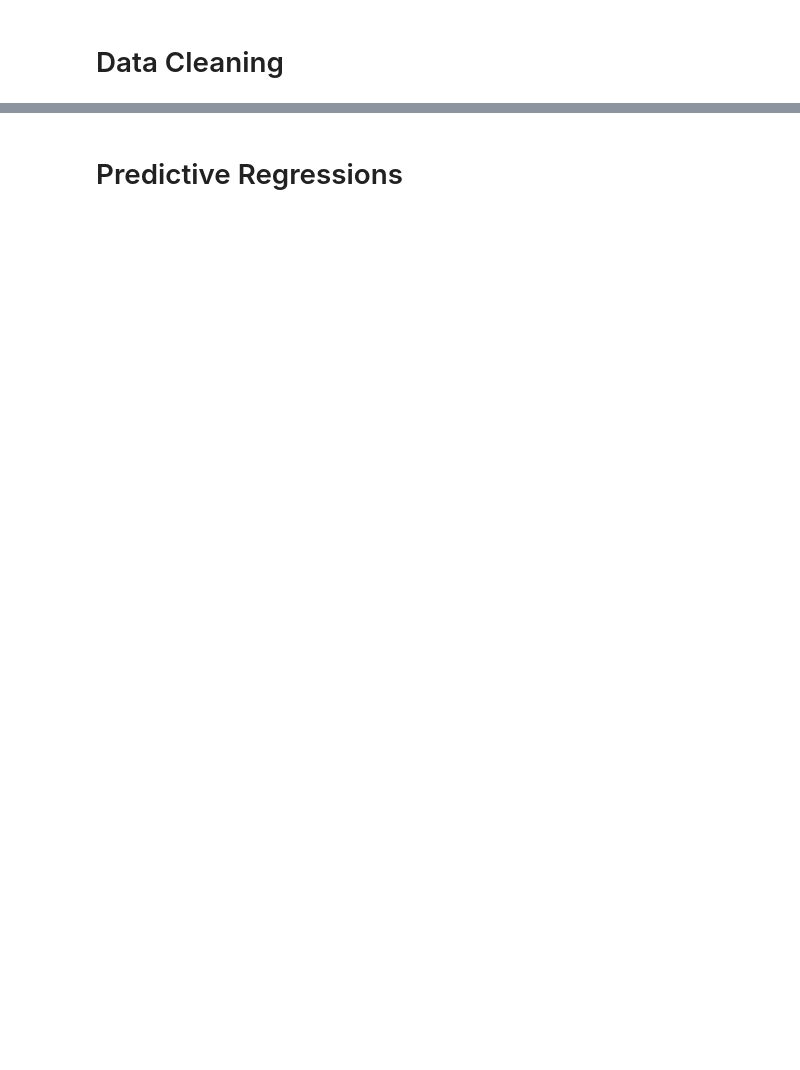
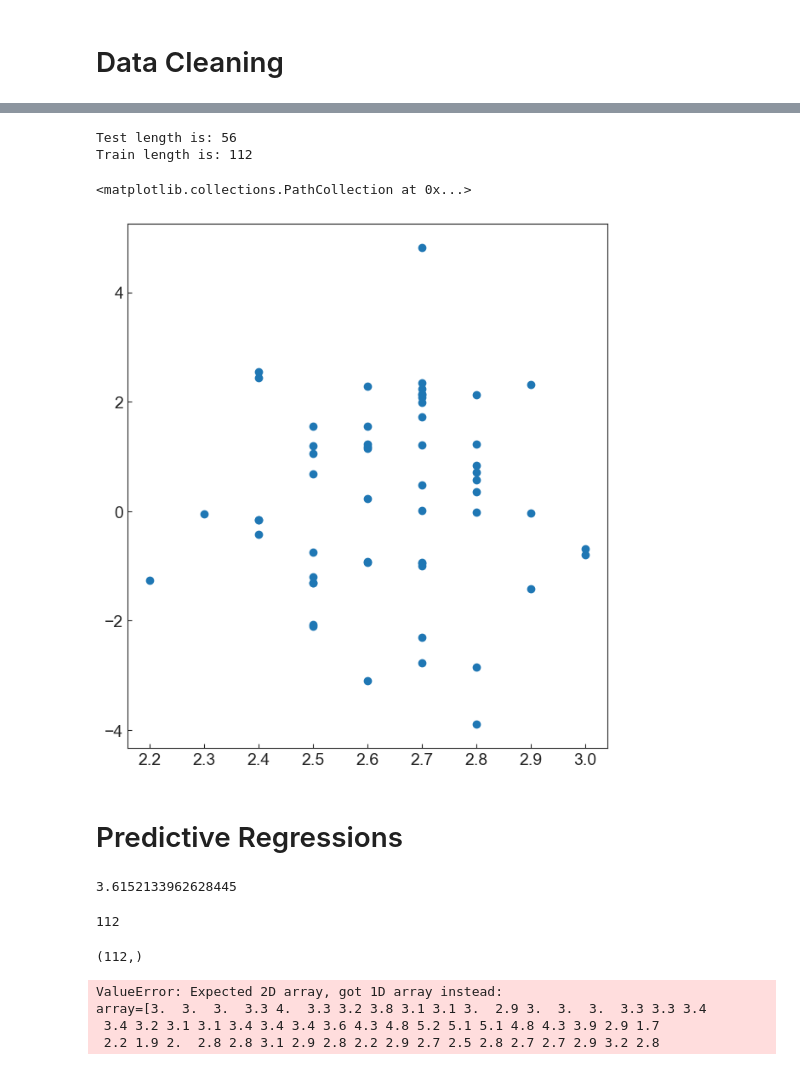
Before and after one commit to GuentherSteiner/Vitznau_2, a Jupyter notebook: task3_nick_thomas.ipynb, the cells around one changed output, grey strips where cells are left out. Drawn from its saved outputs; the diff is of its cells as text; code cells hidden in the pictures; blank space fills up the shorter version.

```diff
--- a/task3_nick_thomas.ipynb
+++ b/task3_nick_thomas.ipynb
@@ -12,14 +173,58 @@
+# %%
+# Split the data into train and test data
+X_train, X_test, y_train, y_test = train_test_split(data, strat_mtl, test_size=0.33, random_state=42, shuffle = False)
+print("Test length is:", len(X_test))
+print("Train length is:", len(X_train))
+# at least 30 for regression I think
+# ich glaube eifach 1-step a head prediction wär imfall au scho gnueg sprich "all except one" als trainset
+# %% [output]
+Test length is: 56
+Train length is: 112
+# %%
+plt.subplot(122)
+plt.scatter(X_test.infexp, y_test.Carry_G10)
+# %% [output]
+<matplotlib.collections.PathCollection at 0x...>
+[figure, added]
 # %% [markdown]
 # Predictive Regressions
 # %%
 # Use rule of thumn to calculate number of lags taken into consideration for newey-west HAC and round up
-print(0.75*len(df1)**(1/3))
+print(0.75*len(X_train)**(1/3))
+# %% [output]
+3.6152133962628445
+# %%
+len(y_train.Carry_G10)
+len(X_train.infexp)
+# %% [output]
+112
+# %%
+X_train.infexp.shape
+# %% [output]
+(112,)
 # %%
-# Segmented Regression for the first time frame, using Newey West HAC standard errors because of the autocorrelation and heteroscedasticity
-x = df1.loc[:,["MO","ET_Dummy"]]
+# Regression using Newey West HAC standard errors because of the autocorrelation and heteroscedasticity
 
-seg_model = sm.OLS(endog=df1.SARON, exog=sm.add_constant(x))
-result_seg = seg_model.fit(cov_type="HAC",cov_kwds={"maxlags":6}) # Newey West SE with 6 lags
-result_seg.summary()
+x = X_train.loc[:,["infexp"]]
 
-# --> Ich hätti so e regression gmacht mit dere cov_type"HAC" machsch newey west SE und d lags chasch mit de formle usrechne damits d autocorrelation guet userechnet
+
+
+model1 = sm.OLS(endog=y_train.Carry_G10, exog=sm.add_constant(X_train.infexp))
+fit1 = model1.fit(cov_type="HAC",cov_kwds={"maxlags":4}) # Newey West SE with 4 lags
+fit1.summary()
+
+model = LinearRegression().fit(X_train.infexp, y_train.Carry_G10)
+model.score(X_train.infexp, y_train.Carry_G10)
+
+model.score(X_test.infexp, y_test.Carry_G10)
+
+
+
+
+
+## --> Ich hätti so e regression gmacht mit dere cov_type"HAC" machsch newey west SE und d lags chasch mit de formle usrechne damits d autocorrelation guet userechnet
+# %% [output]
+ValueError: Expected 2D array, got 1D array instead:
+array=[3.  3.  3.  3.3 4.  3.3 3.2 3.8 3.1 3.1 3.  2.9 3.  3.  3.  3.3 3.3 3.4
+ 3.4 3.2 3.1 3.1 3.4 3.4 3.4 3.6 4.3 4.8 5.2 5.1 5.1 4.8 4.3 3.9 2.9 1.7
+ 2.2 1.9 2.  2.8 2.8 3.1 2.9 2.8 2.2 2.9 2.7 2.5 2.8 2.7 2.7 2.9 3.2 2.8
```
Also changed, not shown: parts of 16 cells of this notebook, 8 other files.
